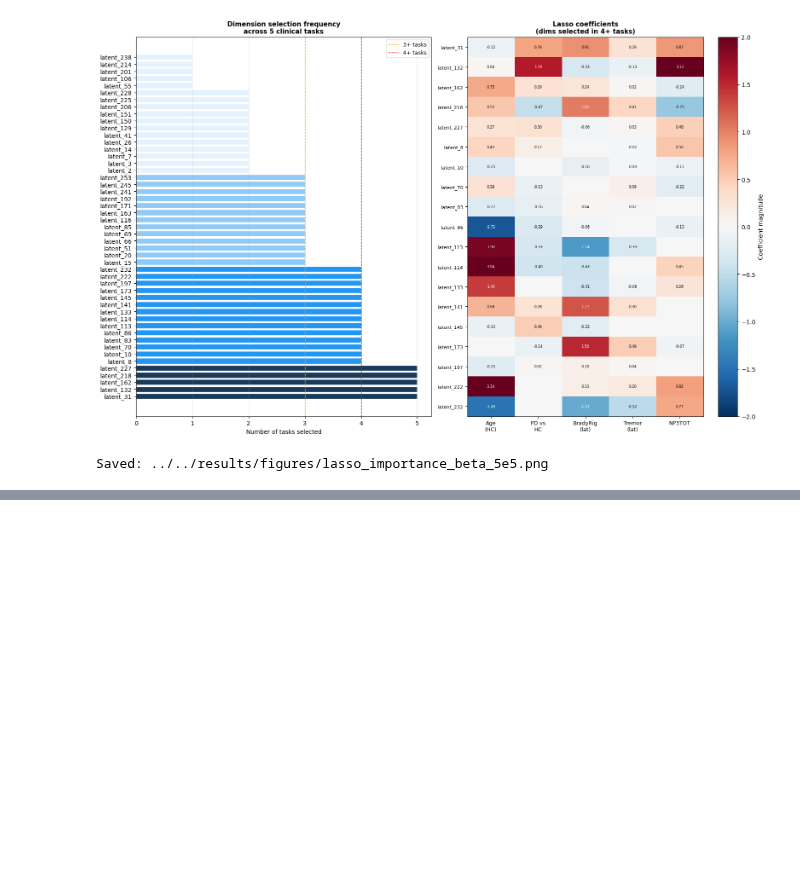
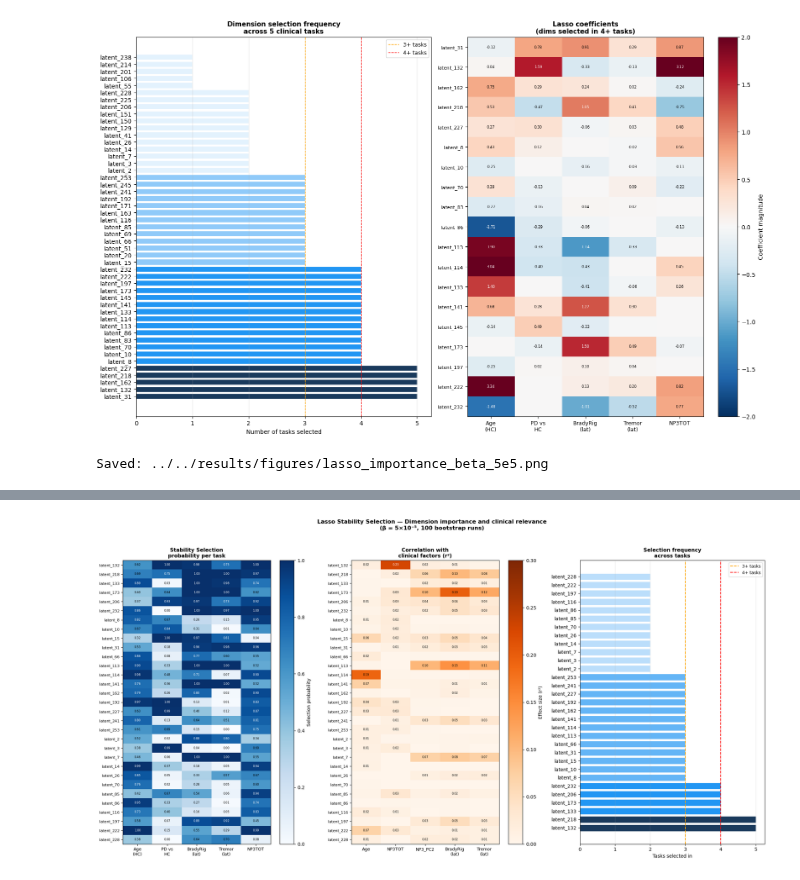
Before and after one commit to natnael1193/Unsupervised-Parkisnson-Imaging-Analysis, a Jupyter notebook: notebooks/pipeline/5_7_lasso_feature_selection.ipynb, the cells around one changed output, grey strips where cells are left out. Drawn from its saved outputs; the diff is of its cells as text; code cells hidden in the pictures; blank space fills up the shorter version.

Commit message:
feat: notebook 5.7 — Lasso stability selection and comprehensive visualisation

```diff
--- a/notebooks/pipeline/5_7_lasso_feature_selection.ipynb
+++ b/notebooks/pipeline/5_7_lasso_feature_selection.ipynb
@@ -317,0 +471,94 @@ Saved: ../../results/figures/lasso_importance_beta_5e5.png
+# %%
+# [COMPREHENSIVE-VIZ]
+
+fig, axes = plt.subplots(1, 3, figsize=(20, 10))
+
+# ── Plot 1 — Stability probability heatmap ───────────────────────
+ax = axes[0]
+dims_show = [d for d, c in dim_stable_count.items() if c >= 2]
+task_labels = ['Age\n(HC)', 'PD vs\nHC', 'BradyRig\n(lat)',
+               'Tremor\n(lat)', 'NP3TOT']
+
+prob_matrix = np.array([
+    [stability_results[task].get(dim, 0) for task in TASKS.keys()]
+    for dim in dims_show
+])
+
+im = ax.imshow(prob_matrix, cmap='Blues', vmin=0, vmax=1, aspect='auto')
+ax.set_xticks(range(len(TASKS)))
+ax.set_xticklabels(task_labels, fontsize=9)
+ax.set_yticks(range(len(dims_show)))
+ax.set_yticklabels(dims_show, fontsize=8)
+ax.set_title('Stability Selection\nprobability per task',
+             fontsize=11, fontweight='bold')
+plt.colorbar(im, ax=ax, label='Selection probability')
+
+# Add threshold markers
+for i in range(len(dims_show)):
+    for j in range(len(TASKS)):
+        val = prob_matrix[i, j]
+        color = 'white' if val > 0.7 else 'black'
+        ax.text(j, i, f'{val:.2f}', ha='center', va='center',
+                fontsize=6, color=color)
+
+# ── Plot 2 — Correlation with clinical factors ───────────────────
+ax = axes[1]
+
+# Load correlation results
+df_corr = pd.read_csv('../../results/correlation/correlation_train_beta_5e5.csv')
+clin_factors = ['AGE_AT_VISIT', 'UPDRS3_TOTAL', 'NP3_PC2',
+                'AI_BradyRig_Diff', 'AI_Tremor_Diff']
+clin_labels  = ['Age', 'NP3TOT', 'NP3_PC2', 'BradyRig\n(lat)', 'Tremor\n(lat)']
+
+r2_matrix = np.zeros((len(dims_show), len(clin_factors)))
+for i, dim in enumerate(dims_show):
+    row = df_corr[df_corr['dimension'] == dim]
+    if len(row) == 0:
+        continue
+    for j, factor in enumerate(clin_factors):
+        col = f'{factor}_r2'
+        if col in row.columns:
+            r2_matrix[i, j] = row[col].values[0] or 0
+
+im2 = ax.imshow(r2_matrix, cmap='Oranges', vmin=0, vmax=0.3, aspect='auto')
+ax.set_xticks(range(len(clin_factors)))
+ax.set_xticklabels(clin_labels, fontsize=9)
+ax.set_yticks(range(len(dims_show)))
+ax.set_yticklabels(dims_show, fontsize=8)
+ax.set_title('Correlation with\nclinical factors (r²)',
+             fontsize=11, fontweight='bold')
+plt.colorbar(im2, ax=ax, label='Effect size (r²)')
+
+for i in range(len(dims_show)):
+    for j in range(len(clin_factors)):
+        val = r2_matrix[i, j]
+        if val > 0.01:
+            ax.text(j, i, f'{val:.2f}', ha='center', va='center',
+                    fontsize=6, color='white' if val > 0.2 else 'black')
+
+# ── Plot 3 — Task count bar chart ────────────────────────────────
+ax = axes[2]
+counts = [dim_stable_count[d] for d in dims_show]
+colors = ['#1a3a5c' if c == 5 else
+          '#2196F3' if c >= 4 else
+          '#64B5F6' if c >= 3 else
+          '#BBDEFB' for c in counts]
+
+ax.barh(dims_show, counts, color=colors, edgecolor='white')
+ax.axvline(3, color='orange', linestyle='--', linewidth=1.5, label='3+ tasks')
+ax.axvline(4, color='red',    linestyle='--', linewidth=1.5, label='4+ tasks')
+ax.set_xlabel('Tasks selected in', fontsize=10)
+ax.set_title('Selection frequency\nacross tasks',
+             fontsize=11, fontweight='bold')
+ax.legend(fontsize=9)
+ax.grid(axis='x', alpha=0.3)
+
+plt.suptitle('Lasso Stability Selection — Dimension importance and clinical relevance\n(β = 5×10⁻⁵, 100 bootstrap runs)',
+             fontsize=12, fontweight='bold', y=1.02)
+plt.tight_layout()
+path = f'{FIGURES_DIR}lasso_stability_comprehensive_beta_5e5.png'
+plt.savefig(path, dpi=150, bbox_inches='tight')
+plt.show()
+print(f"Saved: {path}")
+# %% [output]
+[figure, added]
```
Also changed, not shown: parts of 7 cells of this notebook, 2 other files.
